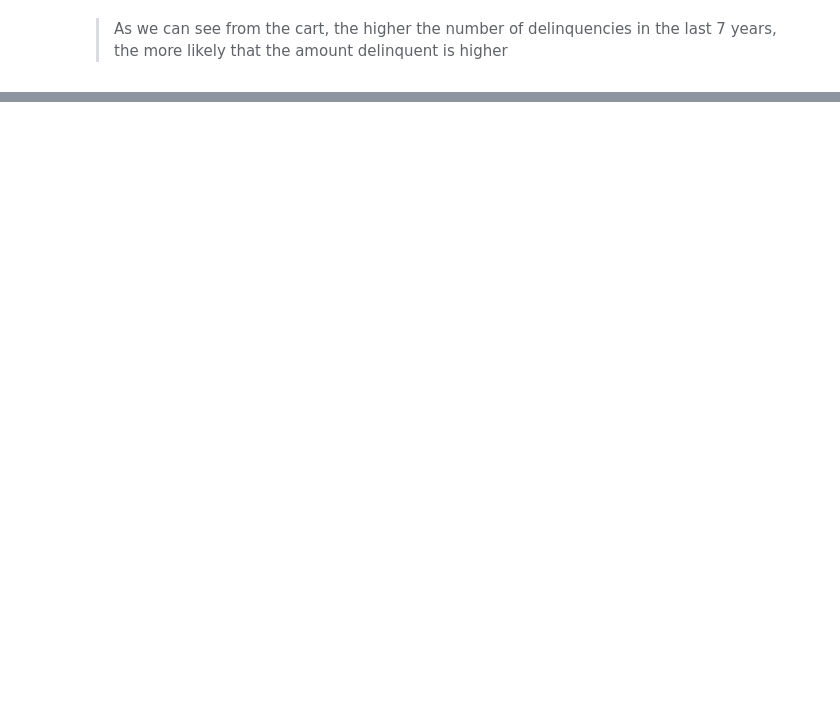
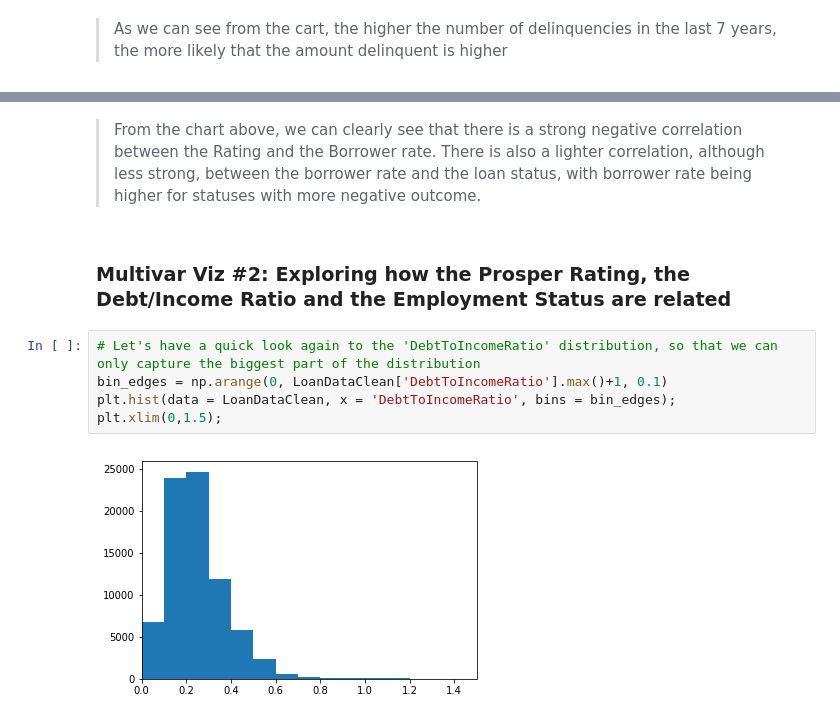
Before and after one commit to FedericoFin/ProsperLoan-Data-Visualization, a Jupyter notebook: Prosper Loan - Data Visualization.ipynb, the cells around one changed output, grey strips where cells are left out. Drawn from its saved outputs; the diff is of its cells as text; blank space fills up the shorter version.

```diff
--- a/Prosper Loan - Data Visualization.ipynb
+++ b/Prosper Loan - Data Visualization.ipynb
@@ -1181,0 +1125,11 @@ the quote-formatted guide notes like this one before you finish your report!
+# %% [markdown]
+>  From the chart above, we can clearly see that there is a strong negative correlation between the Rating and the Borrower rate. There is also a lighter correlation, although less strong, between the borrower rate and the loan status, with borrower rate being higher for statuses with more negative outcome.
+# %% [markdown]
+### Multivar Viz #2: Exploring how the Prosper Rating, the Debt/Income Ratio and the Employment Status are related
+# %%
+# Let's have a quick look again to the 'DebtToIncomeRatio' distribution, so that we can only capture the biggest part of the distribution
+bin_edges = np.arange(0, LoanDataClean['DebtToIncomeRatio'].max()+1, 0.1)
+plt.hist(data = LoanDataClean, x = 'DebtToIncomeRatio', bins = bin_edges);
+plt.xlim(0,1.5);
+# %% [output]
+[figure, added]
```
Also changed, not shown: parts of 68 cells of this notebook.
